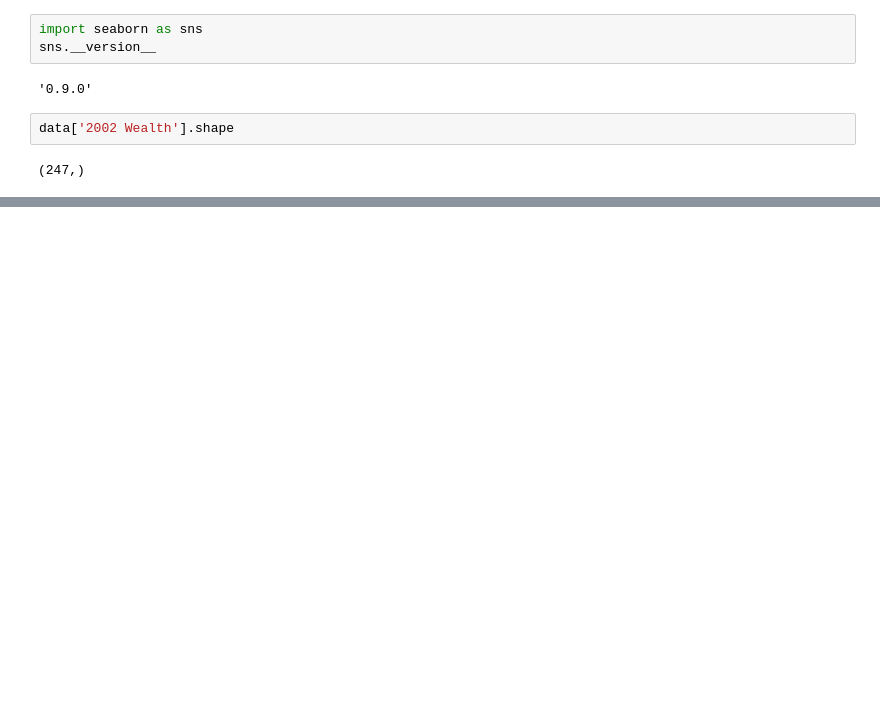
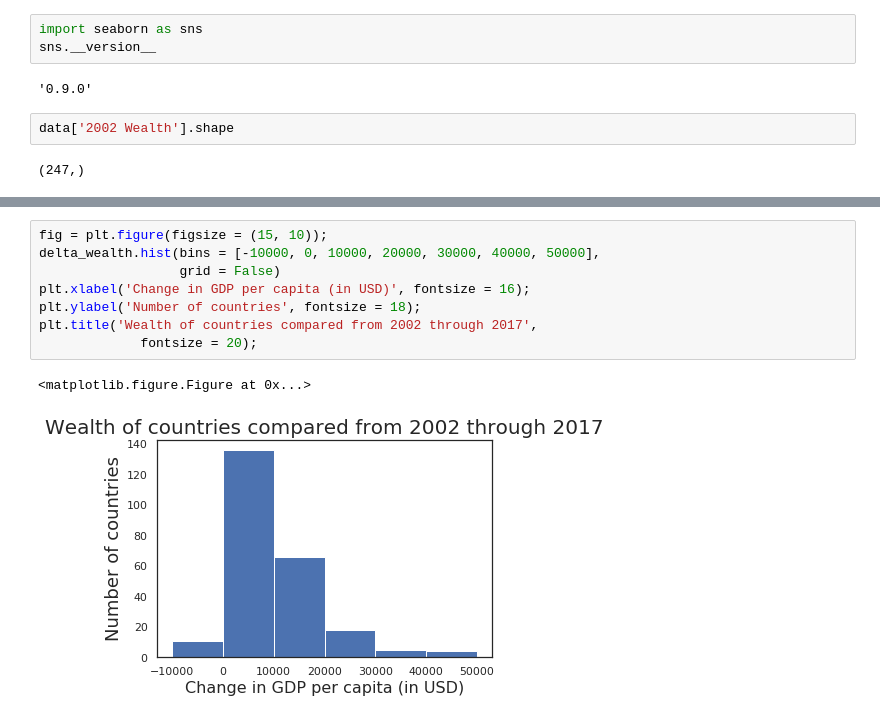
Before and after one commit to samirgadkari/cia_factbook_analysis, a Jupyter notebook: Project1.ipynb, the cells around one changed output, grey strips where cells are left out. Saved outputs shown, nothing was run; the diff lists cells and outputs as text; blank space fills up the shorter version.

```diff
--- a/Project1.ipynb
+++ b/Project1.ipynb
@@ -593,0 +663,11 @@ max(delta_y)
+# %%
+fig = plt.figure(figsize = (15, 10));
+delta_wealth.hist(bins = [-10000, 0, 10000, 20000, 30000, 40000, 50000],
+                  grid = False)
+plt.xlabel('Change in GDP per capita (in USD)', fontsize = 16);
+plt.ylabel('Number of countries', fontsize = 18);
+plt.title('Wealth of countries compared from 2002 through 2017',
+             fontsize = 20);
+# %% [output]
+<matplotlib.figure.Figure at 0x...>
+[figure, added]
```
Also changed, not shown: parts of 13 cells of this notebook.
